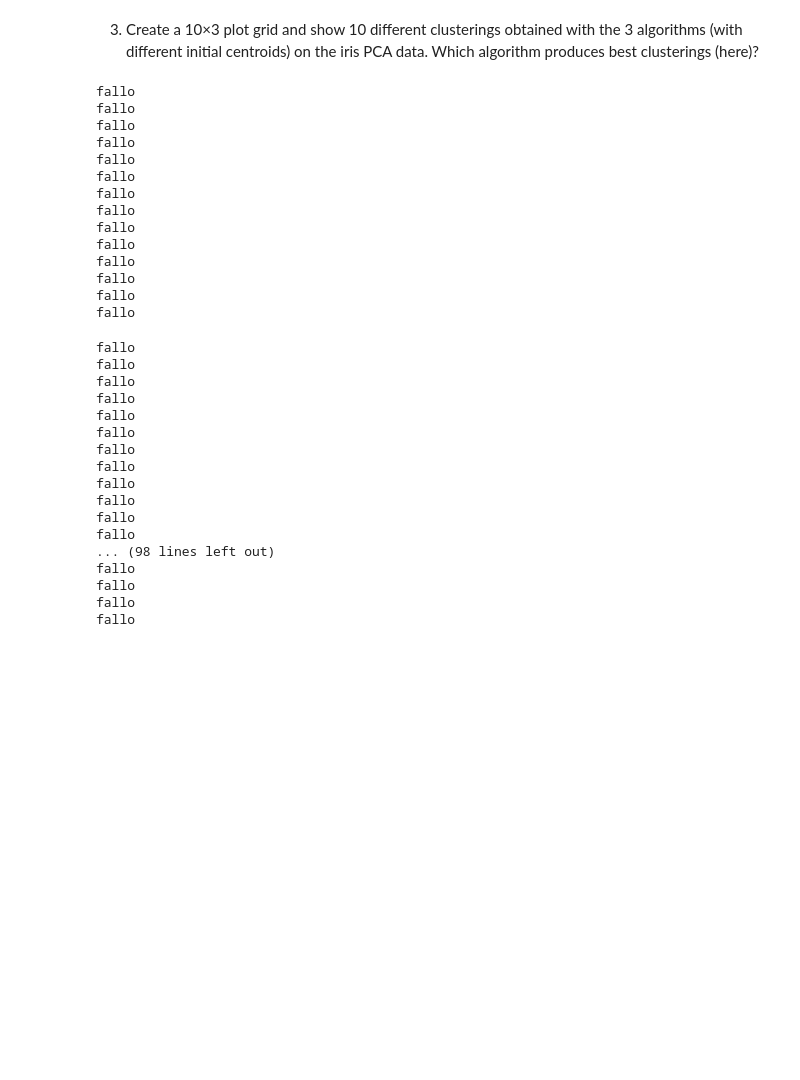
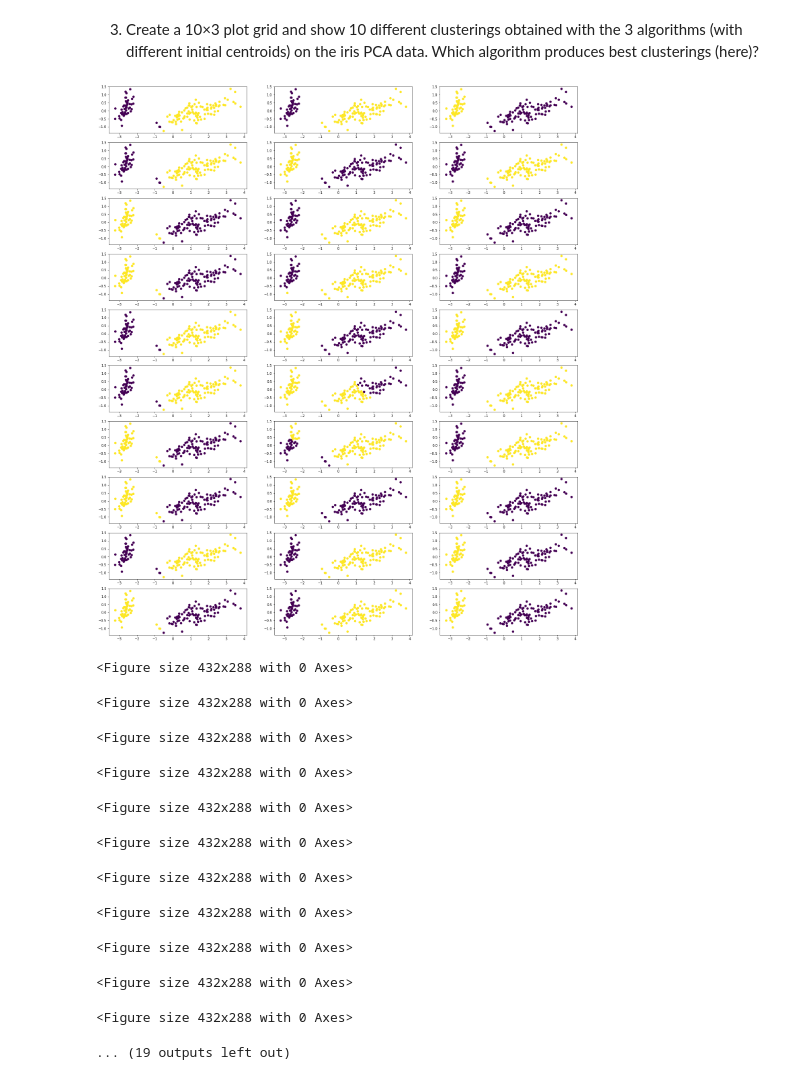
Before and after one commit to Mega61/business_inteligence_sheets, a Jupyter notebook: sheet4/Camacho_Daza_Russi_bi_sheet4.ipynb, the cells around one changed output. Cells and saved outputs as stored; diff of their text form; code cells hidden in the pictures; blank space fills up the shorter version.

```diff
--- a/sheet4/Camacho_Daza_Russi_bi_sheet4.ipynb
+++ b/sheet4/Camacho_Daza_Russi_bi_sheet4.ipynb
@@ -261,50 +273,25 @@ def plotClusters(A, C, dimX, dimY, dimZ=None, axC=None):
 (with different initial centroids) on the iris PCA data. Which algorithm produces best
 clusterings (here)?
 # %%
-flag = True
-while flag:
-    try:
-        fig, axs = plt.subplots(10,3, figsize=(25,30))
-        fig.tight_layout
-        for i in range(10):
-            C = getClusterings(iris_numpy, 2)
-            for j in range(3):
-                axs[i,j] = plotClusters(iris_numpy, C[j], iris_numpy[:, 0], iris_numpy[:, 1], axC=axs[i,j])
-                #axs[i,j].set_title('[' + str(i) + ',' + str(j) + ']')
-        print('funciona')
-        flag = False
-    except:
-        print('fallo')
-        flag= True
+
+fig, axs = plt.subplots(10, 3, figsize=(25, 30))
+fig.tight_layout
+for i in range(10):
+    C = getClusterings(iris_numpy, 2)
+    for j in range(3):
+        axs[i, j] = plotClusters(
+            iris_numpy, C[j], iris_numpy[:, 0], iris_numpy[:, 1], axC=axs[i, j])
 # %% [output]
+[figure, added]
-fallo
-fallo
-fallo
-fallo
-fallo
-fallo
-fallo
-fallo
-fallo
-fallo
-fallo
-fallo
-fallo
-fallo
+<Figure size 432x288 with 0 Axes>
-fallo
-fallo
-fallo
-fallo
-fallo
-fallo
-fallo
-fallo
-fallo
-fallo
-fallo
-fallo
-... (98 lines left out)
-fallo
-fallo
-fallo
-fallo
+<Figure size 432x288 with 0 Axes>
+<Figure size 432x288 with 0 Axes>
+<Figure size 432x288 with 0 Axes>
+<Figure size 432x288 with 0 Axes>
+<Figure size 432x288 with 0 Axes>
+<Figure size 432x288 with 0 Axes>
+<Figure size 432x288 with 0 Axes>
+<Figure size 432x288 with 0 Axes>
+<Figure size 432x288 with 0 Axes>
+<Figure size 432x288 with 0 Axes>
+... (19 outputs left out)
```
Also changed, not shown: parts of 13 cells of this notebook, 1 other file.
